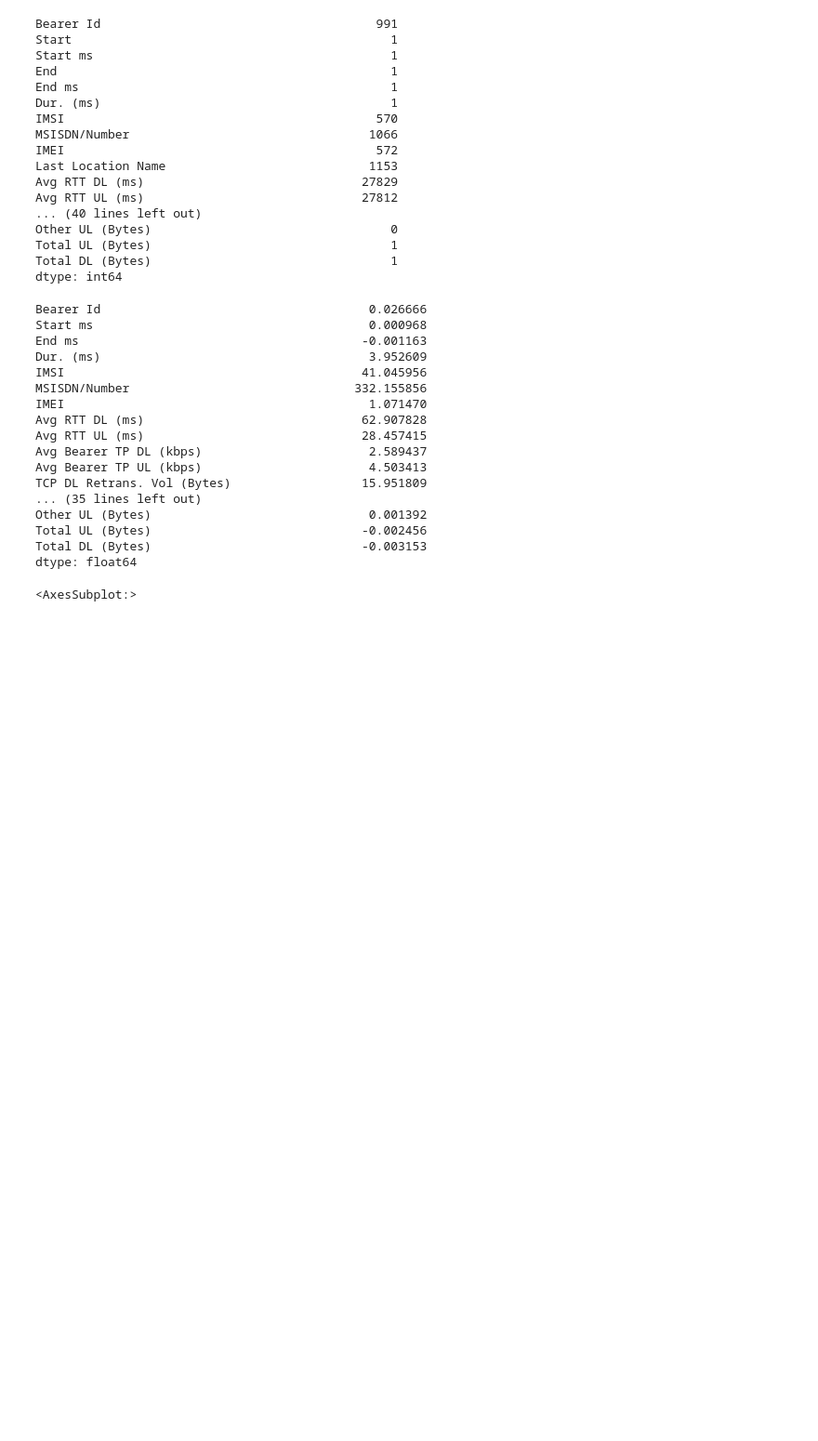
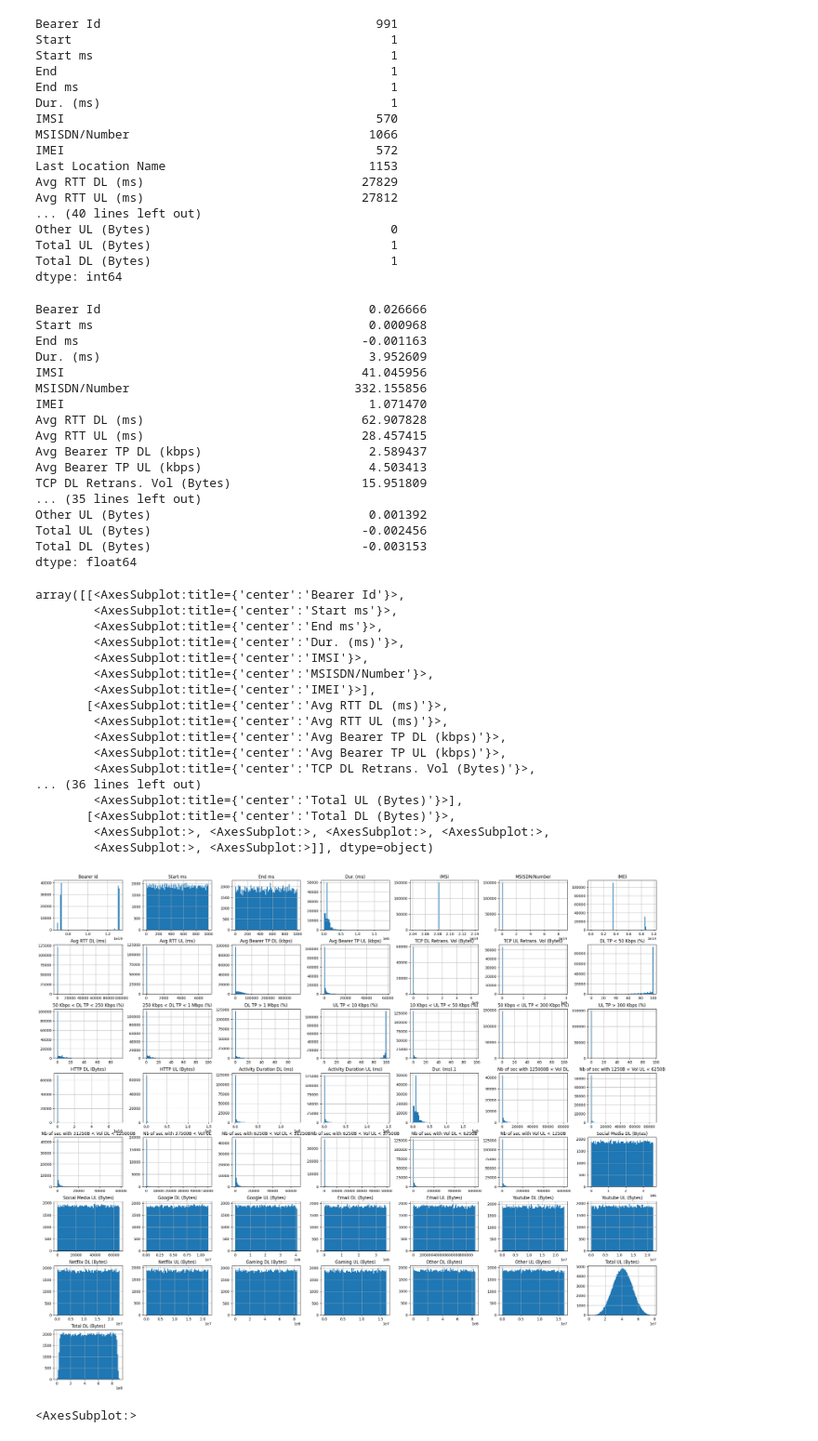
Before and after one commit to BirtukanK/Telecommunication_Industry_analysis, a Jupyter notebook: notebook/clean_xdr.ipynb, the cells around one changed output. Shown: that part at 93% size. Cells and saved outputs as stored; diff of their text form; code cells hidden in the pictures; blank space fills up the shorter version.

```diff
--- a/notebook/clean_xdr.ipynb
+++ b/notebook/clean_xdr.ipynb
@@ -123,6 +130,27 @@ Other UL (Bytes)                              0.001392
 Total UL (Bytes)                             -0.002456
 Total DL (Bytes)                             -0.003153
 dtype: float64
+# %%
+db.hist(bins=80, figsize=(30,25))
+# %% [output]
+array([[<AxesSubplot:title={'center':'Bearer Id'}>,
+        <AxesSubplot:title={'center':'Start ms'}>,
+        <AxesSubplot:title={'center':'End ms'}>,
+        <AxesSubplot:title={'center':'Dur. (ms)'}>,
+        <AxesSubplot:title={'center':'IMSI'}>,
+        <AxesSubplot:title={'center':'MSISDN/Number'}>,
+        <AxesSubplot:title={'center':'IMEI'}>],
+       [<AxesSubplot:title={'center':'Avg RTT DL (ms)'}>,
+        <AxesSubplot:title={'center':'Avg RTT UL (ms)'}>,
+        <AxesSubplot:title={'center':'Avg Bearer TP DL (kbps)'}>,
+        <AxesSubplot:title={'center':'Avg Bearer TP UL (kbps)'}>,
+        <AxesSubplot:title={'center':'TCP DL Retrans. Vol (Bytes)'}>,
+... (36 lines left out)
+        <AxesSubplot:title={'center':'Total UL (Bytes)'}>],
+       [<AxesSubplot:title={'center':'Total DL (Bytes)'}>,
+        <AxesSubplot:>, <AxesSubplot:>, <AxesSubplot:>, <AxesSubplot:>,
+        <AxesSubplot:>, <AxesSubplot:>]], dtype=object)
+[figure, added]
 # %%
 db['Dur. (ms)'].hist()
 # %% [output]
```
Also changed, not shown: parts of 23 cells of this notebook, 3 other files.
